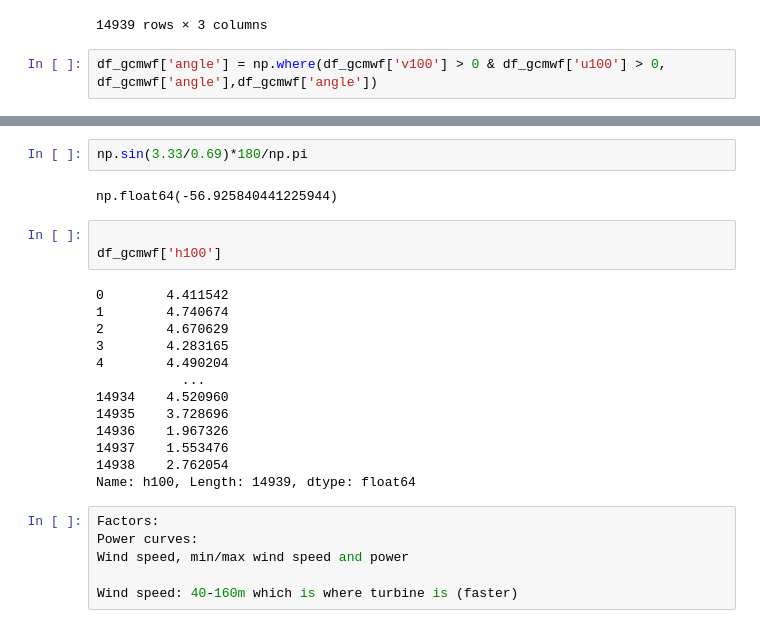
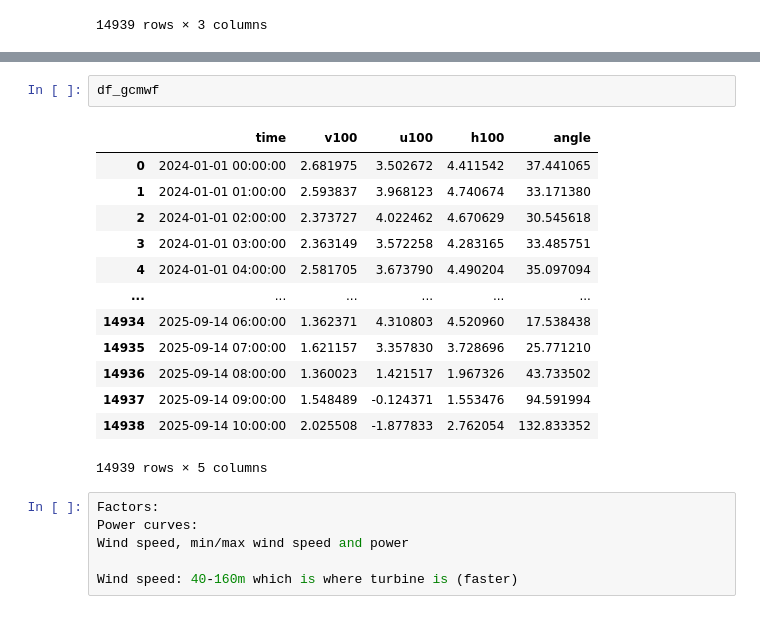
Before and after one commit to alexfarquharson/elec_grid, a Jupyter notebook: notebooks/specific_gen_model/doronell_pred.ipynb, the cells around one changed output, grey strips where cells are left out. Saved outputs shown, nothing was run; the diff lists cells and outputs as text.

```diff
--- a/notebooks/specific_gen_model/doronell_pred.ipynb
+++ b/notebooks/specific_gen_model/doronell_pred.ipynb
@@ -235,5 +330,3 @@ df_gcmwf = get_wind_angle(df_gcmwf)
 | 14937 | 2025-09-14 09:00:00 | 1.548489 | -0.124371 |
 | 14938 | 2025-09-14 10:00:00 | 2.025508 | -1.877833 |
 14939 rows × 3 columns
-# %%
-df_gcmwf['angle'] = np.where(df_gcmwf['v100'] > 0 & df_gcmwf['u100'] > 0, df_gcmwf['angle'],df_gcmwf['angle'])
@@ -271,23 +333,19 @@ df_gcmwf[df_gcmwf['angle'] < 0]
-# %%
-np.sin(3.33/0.69)*180/np.pi
-# %% [output]
-np.float64(-56.925840441225944)
-# %%
-
-df_gcmwf['h100']
-# %% [output]
-0        4.411542
-1        4.740674
-2        4.670629
-3        4.283165
-4        4.490204
-           ...
-14934    4.520960
-14935    3.728696
-14936    1.967326
-14937    1.553476
-14938    2.762054
-Name: h100, Length: 14939, dtype: float64
+# %%
+df_gcmwf
+# %% [output]
+|  | time | v100 | u100 | h100 | angle |
+| 0 | 2024-01-01 00:00:00 | 2.681975 | 3.502672 | 4.411542 | 37.441065 |
+| 1 | 2024-01-01 01:00:00 | 2.593837 | 3.968123 | 4.740674 | 33.171380 |
+| 2 | 2024-01-01 02:00:00 | 2.373727 | 4.022462 | 4.670629 | 30.545618 |
+| 3 | 2024-01-01 03:00:00 | 2.363149 | 3.572258 | 4.283165 | 33.485751 |
+| 4 | 2024-01-01 04:00:00 | 2.581705 | 3.673790 | 4.490204 | 35.097094 |
+| ... | ... | ... | ... | ... | ... |
+| 14934 | 2025-09-14 06:00:00 | 1.362371 | 4.310803 | 4.520960 | 17.538438 |
+| 14935 | 2025-09-14 07:00:00 | 1.621157 | 3.357830 | 3.728696 | 25.771210 |
+| 14936 | 2025-09-14 08:00:00 | 1.360023 | 1.421517 | 1.967326 | 43.733502 |
+| 14937 | 2025-09-14 09:00:00 | 1.548489 | -0.124371 | 1.553476 | 94.591994 |
+| 14938 | 2025-09-14 10:00:00 | 2.025508 | -1.877833 | 2.762054 | 132.833352 |
+14939 rows × 5 columns
 # %%
 Factors:
 Power curves:
```
Also changed, not shown: parts of 7 cells of this notebook, 12 other files.
